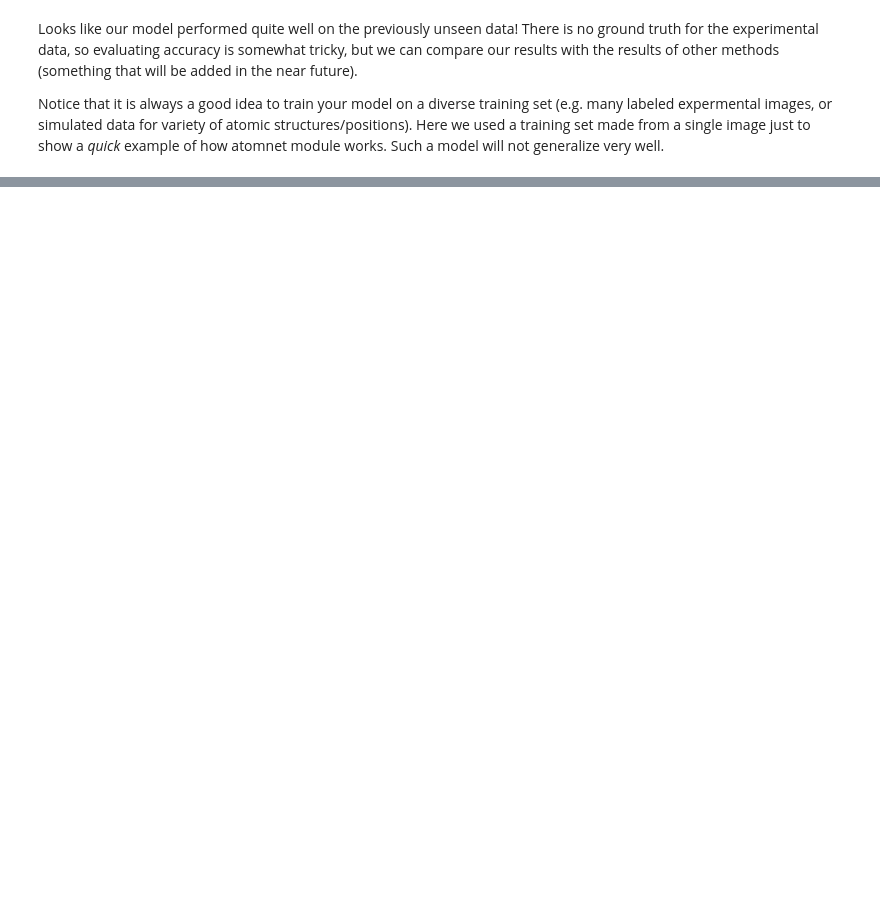
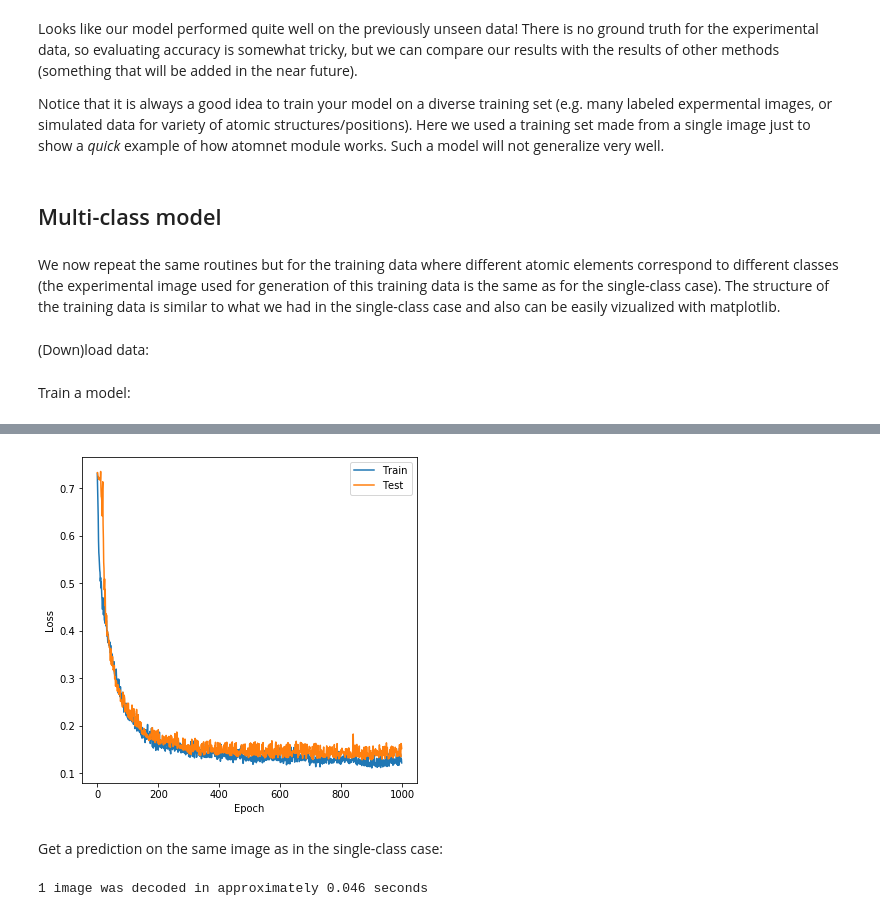
Before and after one commit to pycroscopy/atomai, a Jupyter notebook: examples/notebooks/atomai_atomnet.ipynb, the cells around one changed output, grey strips where cells are left out. Drawn from its saved outputs; the diff is of its cells as text; code cells hidden in the pictures; blank space fills up the shorter version.

```diff
--- a/examples/notebooks/atomai_atomnet.ipynb
+++ b/examples/notebooks/atomai_atomnet.ipynb
@@ -71,3 +78,25 @@ plot_coord(expdata, coordinates_im[0], fsize=12)
 Looks like our model performed quite well on the previously unseen data! There is no ground truth for the experimental data, so evaluating accuracy is somewhat tricky, but we can compare our results with the results of other methods (something that will be added in the near future).
 
 Notice that it is always a good idea to train your model on a diverse training set (e.g. many labeled expermental images, or simulated data for variety of atomic structures/positions). Here we used a training set made from a single image just to show a *quick* example of how atomnet module works. Such a model will not generalize very well.
+# %% [markdown]
+## Multi-class model
+# %% [markdown]
+We now repeat the same routines but for the training data where different atomic elements correspond to different classes (the experimental image used for generation of this training data is the same as for the single-class case). The structure of the training data is similar to what we had in the single-class case and also can be easily vizualized with matplotlib.
+# %% [markdown]
+(Down)load data:
+# %%
+download_link = 'https://drive.google.com/uc?id=1-4-IQ71m--OelQb1891GnbG1Ako1-DKh'
+!gdown -q $download_link -O 'training_data-m.npy'
+dataset_2 = np.load('training_data-m.npy')
+images_all_2 = dataset_2['X_train']
+labels_all_2 = dataset_2['y_train']
+images_test_all_2 = dataset_2['X_test']
+labels_test_all_2 = dataset_2['y_test']
+# %% [markdown]
+Train a model:
+# %%
+trained_model_2 = atomnet.trainer(
+    images_all_2, labels_all_2,
+    images_test_all_2, labels_test_all_2,
+    training_cycles=1000).run()
+# %% [output]
@@ -73,0 +116,11 @@ Notice that it is always a good idea to train your model on a diverse training s
+[figure, added]
+# %% [markdown]
+Get a prediction on the same image as in the single-class case:
+# %%
+# Get raw NN output
+nn_input, nn_output = atomnet.predictor(
+    expdata, trained_model_2, use_gpu=True).run()
+# Transform NN output into atomic coordinates
+coordinates_2 = atomnet.locator(nn_output).run()
+# %% [output]
+1 image was decoded in approximately 0.046 seconds
```
Also changed, not shown: parts of 17 cells of this notebook.
